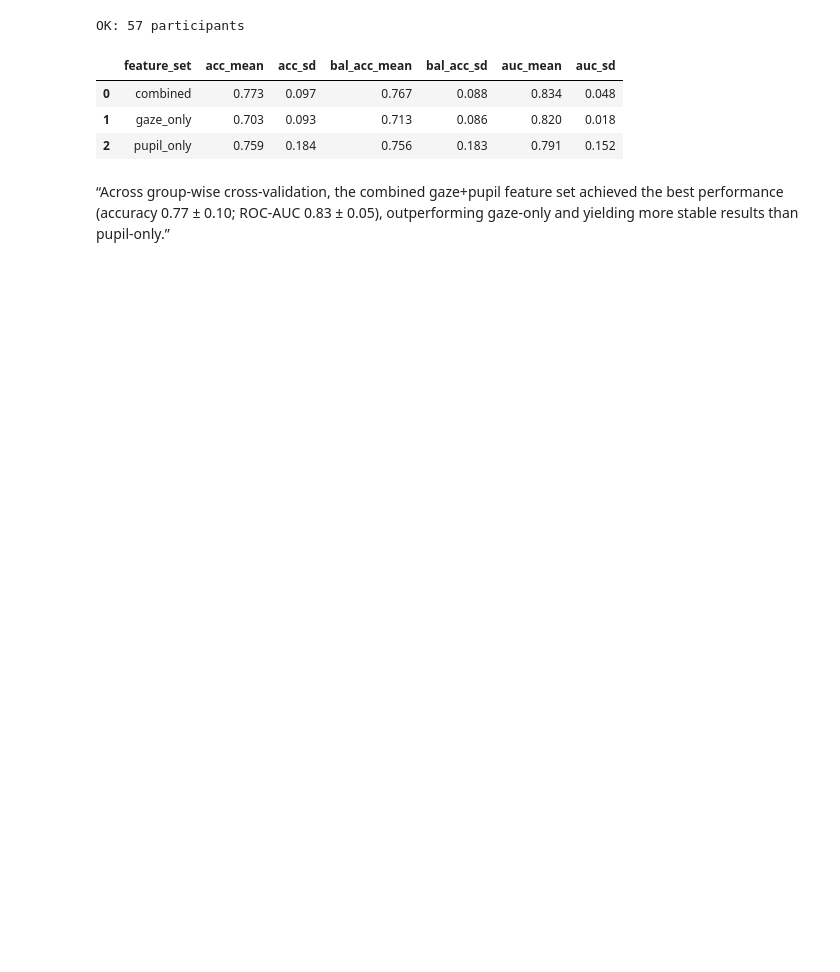
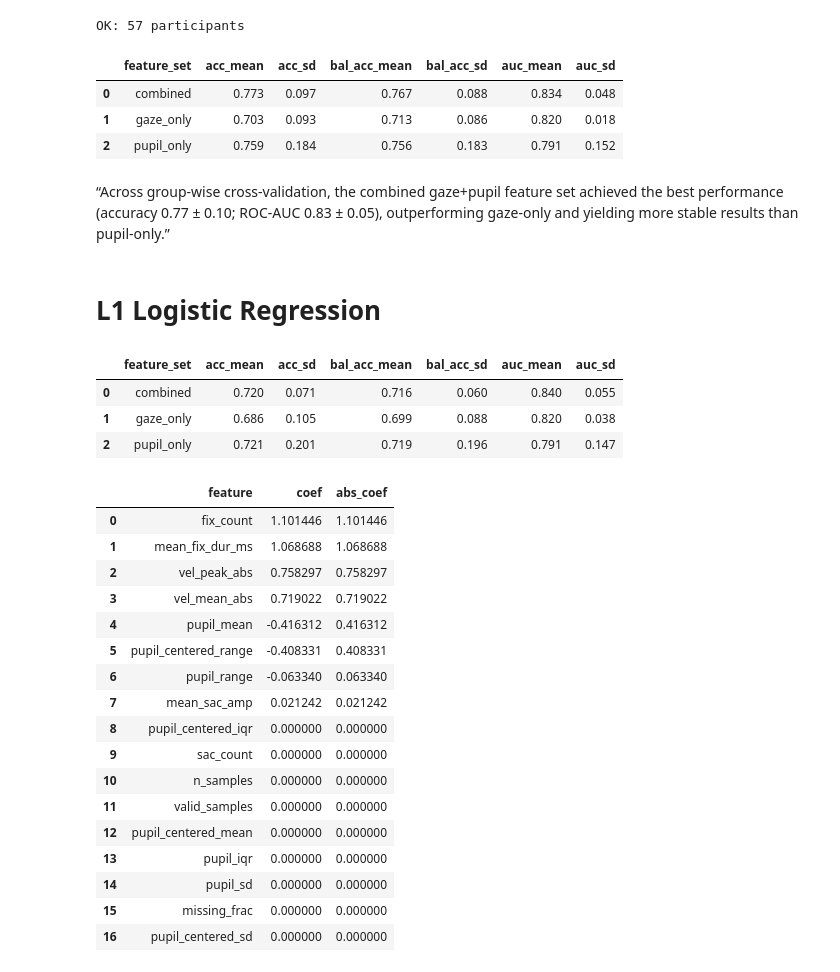
Before and after one commit to mariathurn/ASD-pupil-project, a Jupyter notebook: scripts/04_modeling.ipynb, the cells around one changed output. Drawn from its saved outputs; the diff is of its cells as text; code cells hidden in the pictures; blank space fills up the shorter version.

```diff
--- a/scripts/04_modeling.ipynb
+++ b/scripts/04_modeling.ipynb
@@ -107,3 +109,5 @@ summary
 | 2 | pupil_only | 0.759 | 0.184 | 0.756 | 0.183 | 0.791 | 0.152 |
 # %% [markdown]
 “Across group-wise cross-validation, the combined gaze+pupil feature set achieved the best performance (accuracy 0.77 ± 0.10; ROC-AUC 0.83 ± 0.05), outperforming gaze-only and yielding more stable results than pupil-only.”
+# %% [markdown]
+# L1 Logistic Regression
@@ -109,0 +196,73 @@ summary
+# %%
+summary_l1 = (
+    results_l1
+    .groupby("feature_set")
+    .agg(
+        acc_mean=("accuracy", "mean"),
+        acc_sd=("accuracy", "std"),
+        bal_acc_mean=("balanced_accuracy", "mean"),
+        bal_acc_sd=("balanced_accuracy", "std"),
+        auc_mean=("roc_auc", "mean"),
+        auc_sd=("roc_auc", "std"),
+    )
+    .round(3)
+    .reset_index()
+)
+
+summary_l1
+# %% [output]
+|  | feature_set | acc_mean | acc_sd | bal_acc_mean | bal_acc_sd | auc_mean | auc_sd |
+| 0 | combined | 0.720 | 0.071 | 0.716 | 0.060 | 0.840 | 0.055 |
+| 1 | gaze_only | 0.686 | 0.105 | 0.699 | 0.088 | 0.820 | 0.038 |
+| 2 | pupil_only | 0.721 | 0.201 | 0.719 | 0.196 | 0.791 | 0.147 |
+# %%
+from sklearn.pipeline import Pipeline
+from sklearn.preprocessing import StandardScaler
+from sklearn.linear_model import LogisticRegression
+
+pipe = Pipeline([
+    ("scaler", StandardScaler()),
+    ("clf", LogisticRegression(
+        penalty="l1",
+        solver="liblinear",
+        C=1.0,                 # same C as in CV
+        class_weight="balanced",
+        max_iter=500,
+        random_state=42,
+    ))
+])
+
+pipe.fit(X_combined, y)
+
+coef = pipe.named_steps["clf"].coef_.ravel()
+
+coef_df = (
+    pd.DataFrame({
+        "feature": X_combined.columns,
+        "coef": coef,
+        "abs_coef": np.abs(coef),
+    })
+    .sort_values("abs_coef", ascending=False)
+    .reset_index(drop=True)
+)
+
+coef_df
+# %% [output]
+|  | feature | coef | abs_coef |
+| 0 | fix_count | 1.101446 | 1.101446 |
+| 1 | mean_fix_dur_ms | 1.068688 | 1.068688 |
+| 2 | vel_peak_abs | 0.758297 | 0.758297 |
+| 3 | vel_mean_abs | 0.719022 | 0.719022 |
+| 4 | pupil_mean | -0.416312 | 0.416312 |
+| 5 | pupil_centered_range | -0.408331 | 0.408331 |
+| 6 | pupil_range | -0.063340 | 0.063340 |
+| 7 | mean_sac_amp | 0.021242 | 0.021242 |
+| 8 | pupil_centered_iqr | 0.000000 | 0.000000 |
+| 9 | sac_count | 0.000000 | 0.000000 |
+| 10 | n_samples | 0.000000 | 0.000000 |
+| 11 | valid_samples | 0.000000 | 0.000000 |
+| 12 | pupil_centered_mean | 0.000000 | 0.000000 |
+| 13 | pupil_iqr | 0.000000 | 0.000000 |
+| 14 | pupil_sd | 0.000000 | 0.000000 |
+| 15 | missing_frac | 0.000000 | 0.000000 |
+| 16 | pupil_centered_sd | 0.000000 | 0.000000 |
```
Also changed, not shown: parts of 17 cells of this notebook.
